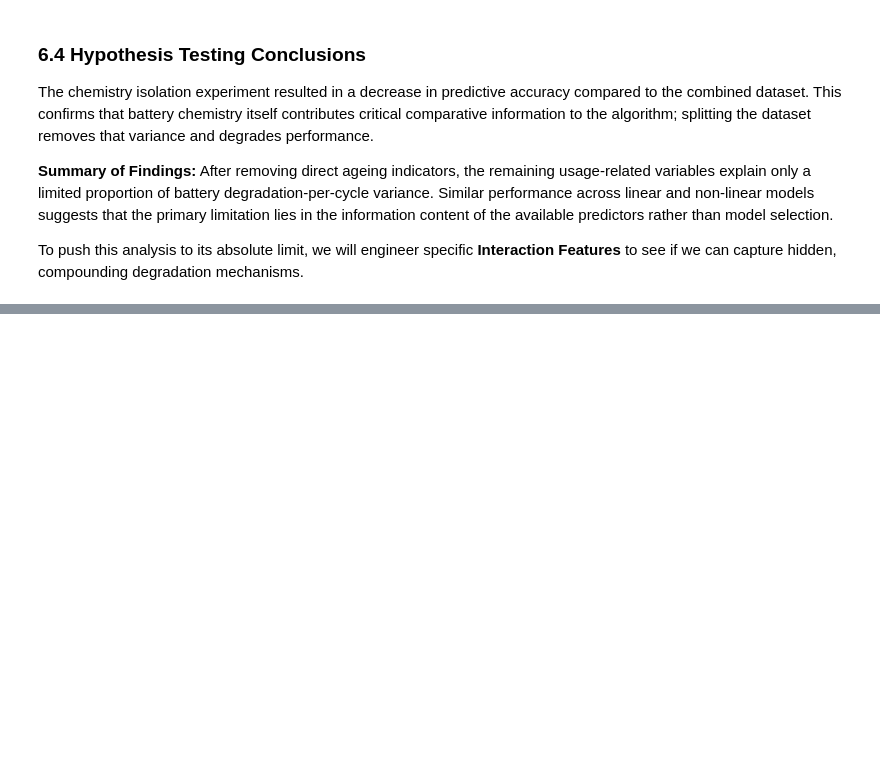
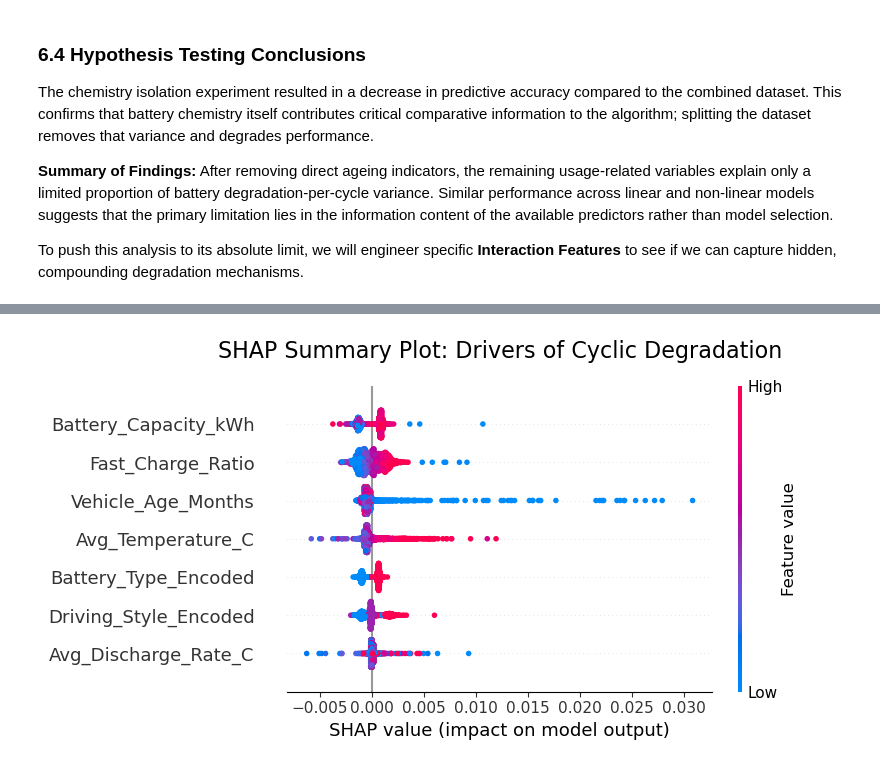
Before and after one commit to Ivan-Pelovski/Machine-Learning, a Jupyter notebook: ev-battery-degradation-modeling.ipynb, the cells around one changed output, grey strips where cells are left out. Saved outputs shown, nothing was run; the diff lists cells and outputs as text; code cells hidden in the pictures; blank space fills up the shorter version.

Commit message:
Advanced feature engineering and model explainability

```diff
--- a/ev-battery-degradation-modeling.ipynb
+++ b/ev-battery-degradation-modeling.ipynb
@@ -723,0 +822,20 @@ To push this analysis to its absolute limit, we will engineer specific **Interac
+# %%
+# 1. Initialize JS visualization for SHAP
+shap.initjs()
+
+# 2. Create the explainer using our best Usage-Only model (rf_model from Run 3)
+explainer = shap.TreeExplainer(rf_model)
+
+# 3. Calculate SHAP values for the test set
+# (We use a sample of the test set if it's too large, but 20% of 10k is small enough to run quickly)
+shap_values = explainer.shap_values(X_test_rf)
+
+# 4. Generate the SHAP Summary Plot
+plt.figure(figsize=(10, 6))
+plt.title("SHAP Summary Plot: Drivers of Cyclic Degradation", fontsize=16, pad=20)
+shap.summary_plot(shap_values, X_test_rf, show=False)
+
+# Tweak layout to ensure nothing is cut off
+plt.tight_layout()
+plt.show()
+# %% [output]
@@ -723,0 +843 @@ To push this analysis to its absolute limit, we will engineer specific **Interac
+[figure, added]
```
Also changed, not shown: parts of 10 cells of this notebook.
